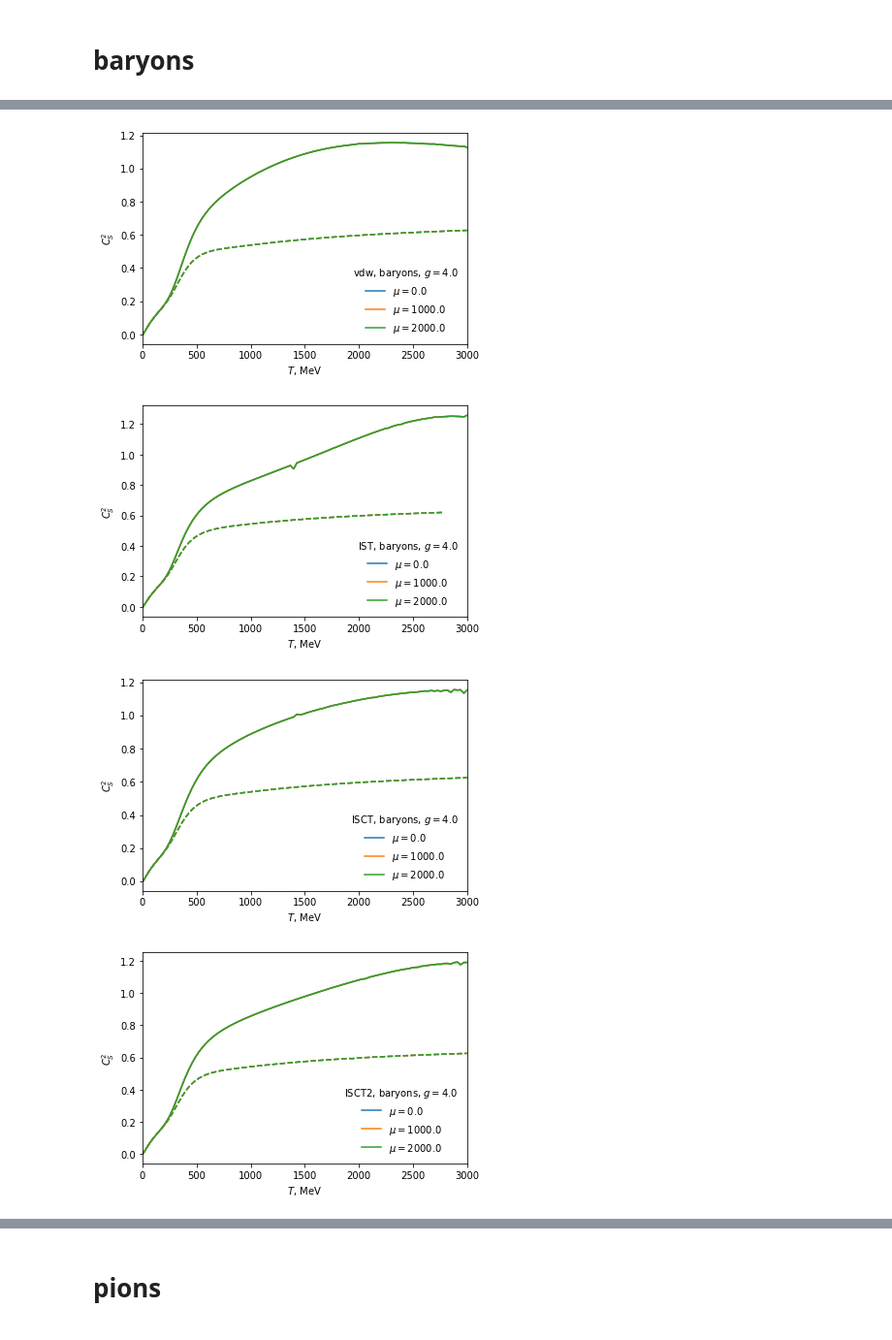
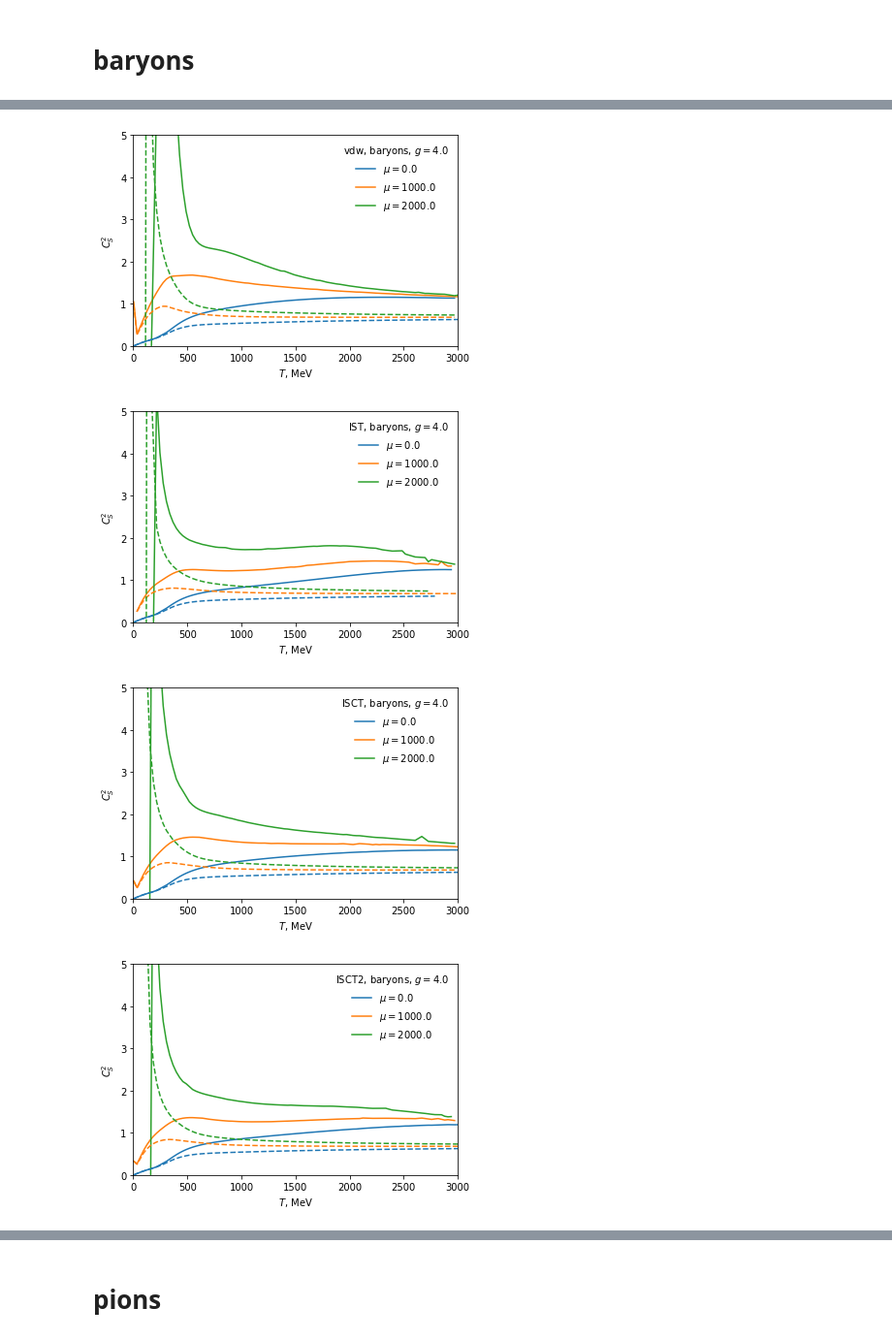
Before and after one commit to NazyS/relativistic-ISCT-EoS, a Jupyter notebook: notebook.ipynb, the cells around one changed output, grey strips where cells are left out. Shown at 97% size. Drawn from its saved outputs; the diff is of its cells as text; code cells hidden in the pictures.

Commit message:
speed of sound plotting

```diff
--- a/notebook.ipynb
+++ b/notebook.ipynb
@@ -10,5 +7,0 @@ eos = Relativistic_ISCT.Relativistic_ISCT(eos='vdw')
-# %%
-import numpy as np
-
-Tdata =  np.linspace(1., 1000., 20)
-cs_data = [eos.speed_of_s_sq(T, 0.) for T in Tdata]
@@ -41,8 +52,7 @@ for label in labels:
     for g in g_array:
         filepath = f'cs_sq_fulldata_{particle_type}_b_{b}_{label}_g_{g}_R_{R}_mu_{mu}_.csv'
         df = pd.read_csv(os.path.join(data_folder, filepath))
-        mask = df.sp_of_snd_sq.isna()
-        df = df[np.invert(mask)]
+        df = clean_outliers_and_mask(df)
         plt.plot( df['T'], df['sp_of_snd_sq'], label=f'$g={g}$')
 
     plt.gca().set_prop_cycle(None)
@@ -52,15 +62,20 @@ for label in labels:
     for g in g_array:
         filepath = f'cs_sq_fulldata_{particle_type}_b_{b}_{label}_g_{g}_R_{R}_mu_{mu}_.csv'
         df = pd.read_csv(os.path.join(data_folder, filepath))
-        mask = df.sp_of_snd_sq.isna()
-        df = df[np.invert(mask)]
+        df = clean_outliers_and_mask(df)
         plt.plot( df['T'], df['sp_of_snd_sq'], '--')
 
     plt.xlim(0, 3e3)
+    plt.ylim(0, 1.3)
 
     plt.xlabel('$T$, MeV')
     plt.ylabel('$C_{S}^2$')
 
     plt.legend(frameon=False, title=f'{label}, {particle_type}')
+
+    plot_folder = 'plots/diff_g'
+    plot_file = f'cs_sq_of_T_{particle_type}_{label}_R_{R}_mu_{mu}_.pdf'
+    plt.savefig(os.path.join(plot_folder, plot_file))
+
     plt.show()
 # %% [output]
@@ -83,8 +98,7 @@ for g in g_array:
     for label in labels:
         filepath = f'cs_sq_fulldata_{particle_type}_b_{b}_{label}_g_{g}_R_{R}_mu_{mu}_.csv'
         df = pd.read_csv(os.path.join(data_folder, filepath))
-        mask = df.sp_of_snd_sq.isna()
-        df = df[np.invert(mask)]
+        df = clean_outliers_and_mask(df)
         plt.plot( df['T'], df['sp_of_snd_sq'], label=label)
 
     plt.gca().set_prop_cycle(None)
@@ -94,15 +108,20 @@ for g in g_array:
     for label in labels:
         filepath = f'cs_sq_fulldata_{particle_type}_b_{b}_{label}_g_{g}_R_{R}_mu_{mu}_.csv'
         df = pd.read_csv(os.path.join(data_folder, filepath))
-        mask = df.sp_of_snd_sq.isna()
-        df = df[np.invert(mask)]
+        df = clean_outliers_and_mask(df)
         plt.plot( df['T'], df['sp_of_snd_sq'], '--')
 
     plt.xlim(0, 3e3)
+    plt.ylim(0, 1.3)
 
     plt.xlabel('$T$, MeV')
     plt.ylabel('$C_{S}^2$')
 
     plt.legend(frameon=False, title=f'{particle_type}, $g={g}$')
+
+    plot_folder = 'plots/diff_eos'
+    plot_file = f'cs_sq_of_T_{particle_type}_g_{g}_R_{R}_mu_{mu}_.pdf'
+    plt.savefig(os.path.join(plot_folder, plot_file))
+
     plt.show()
 # %% [output]
@@ -116,38 +135,42 @@ g_array = [4., 4000.]
 
 particle_type = 'baryons'
 mu_array = [0., 1000., 2000.]
 R = 0.39
 
 for g in g_array:
     for label in labels:
 
         b = 1.
         for mu in mu_array:
             filepath = f'cs_sq_fulldata_{particle_type}_b_{b}_{label}_g_{g}_R_{R}_mu_{mu}_.csv'
             df = pd.read_csv(os.path.join(data_folder, filepath))
-            mask = df.sp_of_snd_sq.isna()
-            df = df[np.invert(mask)]
+            df = clean_outliers_and_mask(df)
             plt.plot( df['T'], df['sp_of_snd_sq'], label=f'$\\mu={mu}$')
 
         plt.gca().set_prop_cycle(None)
 
         b = 0.
         for mu in mu_array:
             filepath = f'cs_sq_fulldata_{particle_type}_b_{b}_{label}_g_{g}_R_{R}_mu_{mu}_.csv'
             df = pd.read_csv(os.path.join(data_folder, filepath))
-            mask = df.sp_of_snd_sq.isna()
-            df = df[np.invert(mask)]
+            df = clean_outliers_and_mask(df)
             plt.plot( df['T'], df['sp_of_snd_sq'], '--')
 
         plt.xlim(0, 3e3)
+        plt.ylim(0,5)
 
         plt.xlabel('$T$, MeV')
         plt.ylabel('$C_{S}^2$')
 
         plt.legend(frameon=False, title=f'{label}, {particle_type}, $g={g}$')
+
+        plot_folder = 'plots/diff_mu'
+        plot_file = f'cs_sq_of_T_{particle_type}_{label}_g_{g}_R_{R}_.pdf'
+        plt.savefig(os.path.join(plot_folder, plot_file))
+
         plt.show()
 # %% [output]
-[figure, old version]
+[figure, new version]
-[figure, old version]
+[figure, new version]
-[figure, old version]
+[figure, new version]
-[figure, old version]
+[figure, new version]
```
Also changed, not shown: parts of 11 cells of this notebook, 1 other file.
